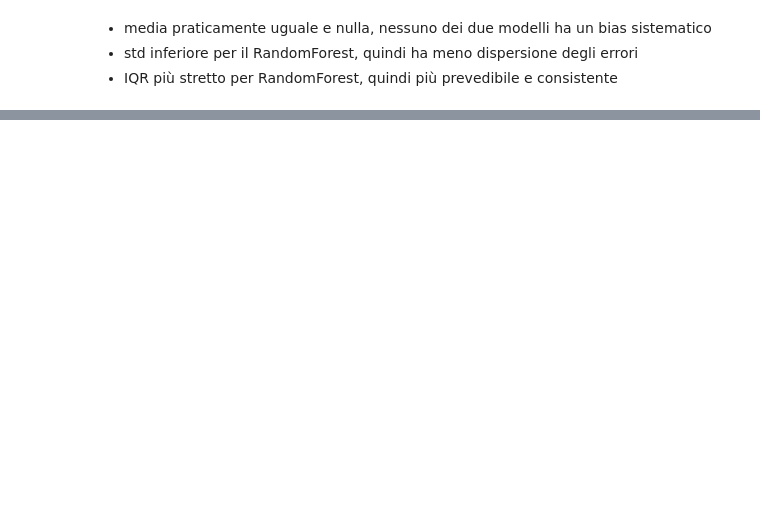
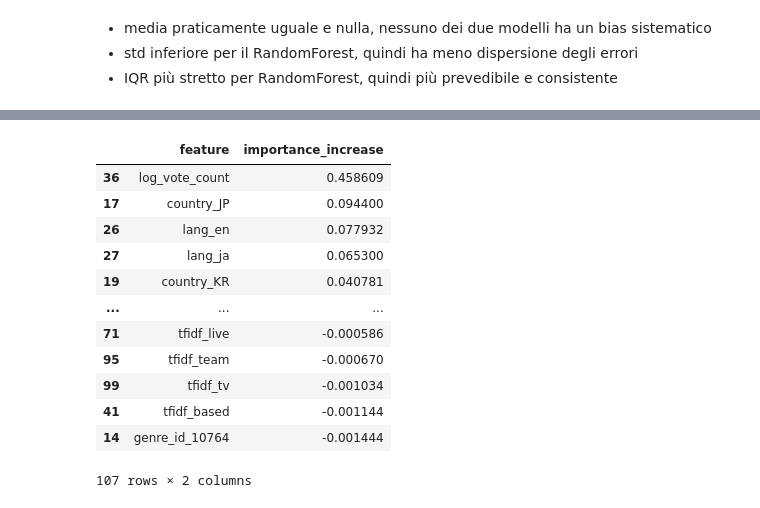
Before and after one commit to domenicodegioia/challenge_w, a Jupyter notebook: models.ipynb, the cells around one changed output, grey strips where cells are left out. Saved outputs shown, nothing was run; the diff lists cells and outputs as text; code cells hidden in the pictures; blank space fills up the shorter version.

```diff
--- a/models.ipynb
+++ b/models.ipynb
@@ -360,0 +447,23 @@ IQR per RandomForest:   1.0175114090928168
+# %%
+# 'result.importances_mean' indica l'aumento medio di MSE, quindi un valore positivo
+importance_increase_in_mse = result.importances_mean
+perm_importance_df_mse = pd.DataFrame({
+    'feature': X_val.columns,
+    'importance_increase': importance_increase_in_mse
+})
+perm_importance_df_mse = perm_importance_df_mse.sort_values('importance_increase', ascending=False)
+perm_importance_df_mse
+# %% [output]
+|  | feature | importance_increase |
+| 36 | log_vote_count | 0.458609 |
+| 17 | country_JP | 0.094400 |
+| 26 | lang_en | 0.077932 |
+| 27 | lang_ja | 0.065300 |
+| 19 | country_KR | 0.040781 |
+| ... | ... | ... |
+| 71 | tfidf_live | -0.000586 |
+| 95 | tfidf_team | -0.000670 |
+| 99 | tfidf_tv | -0.001034 |
+| 41 | tfidf_based | -0.001144 |
+| 14 | genre_id_10764 | -0.001444 |
+107 rows × 2 columns
```
Also changed, not shown: parts of 11 cells of this notebook.
